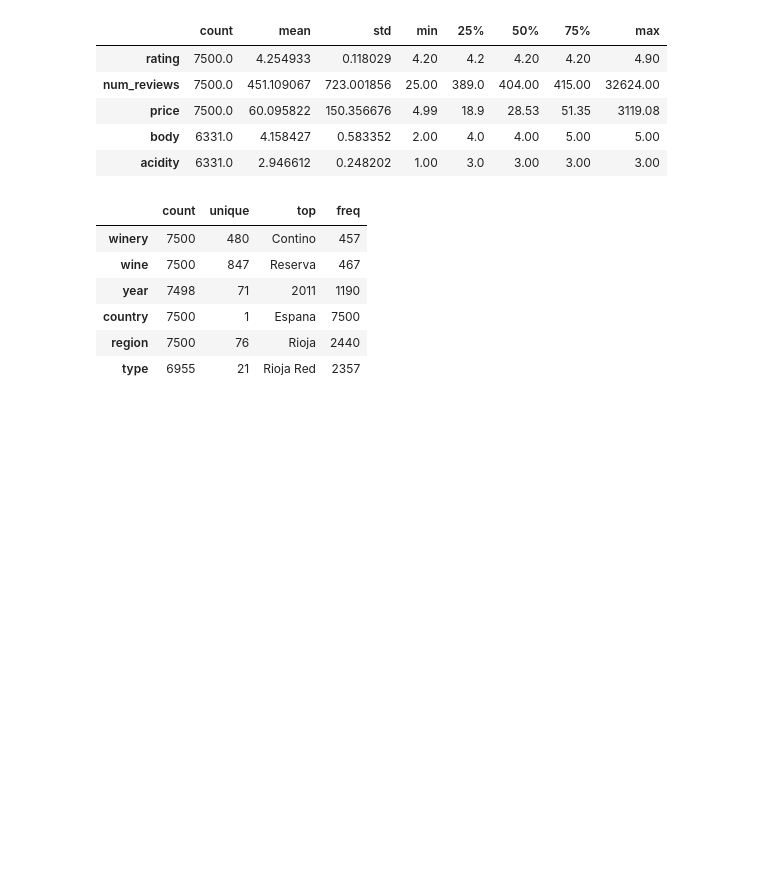
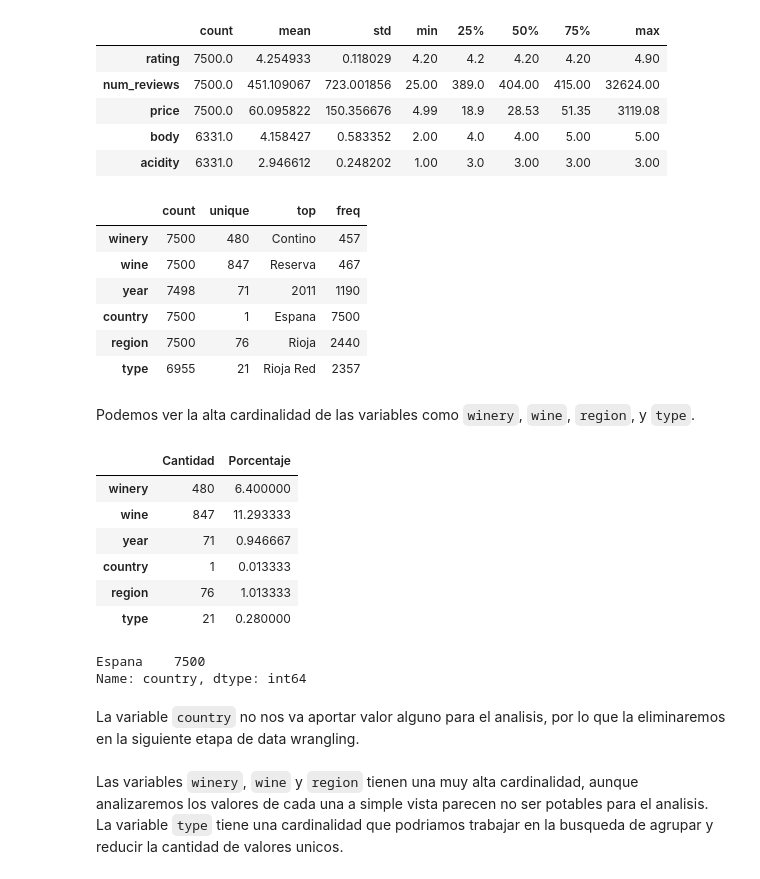
Before and after one commit to car-vigo/vinos-corderhouse, a Jupyter notebook: notebooks/1.0-data.wrangling-descubrimiento.ipynb, the cells around one changed output. Drawn from its saved outputs; the diff is of its cells as text; code cells hidden in the pictures; blank space fills up the shorter version.

```diff
--- a/notebooks/1.0-data.wrangling-descubrimiento.ipynb
+++ b/notebooks/1.0-data.wrangling-descubrimiento.ipynb
@@ -303,3 +304,26 @@ df_wine_comercial.describe(include='object').T
 | country | 7500 | 1 | Espana | 7500 |
 | region | 7500 | 76 | Rioja | 2440 |
 | type | 6955 | 21 | Rioja Red | 2357 |
+# %% [markdown]
+Podemos ver la alta cardinalidad de las variables como `winery`, `wine`, `region`, y `type`.
+# %%
+# Cardinalidad de las columnas categoricas
+df_wine_completo_object = df_wine_comercial.select_dtypes(include=['object'])
+cardinalidad = pd.DataFrame({'Cantidad' : df_wine_completo_object.nunique(), 'Porcentaje' : ((df_wine_completo_object.nunique()) * 100) / (df_wine_completo_object.shape[0]) })
+cardinalidad
+# %% [output]
+|  | Cantidad | Porcentaje |
+| winery | 480 | 6.400000 |
+| wine | 847 | 11.293333 |
+| year | 71 | 0.946667 |
+| country | 1 | 0.013333 |
+| region | 76 | 1.013333 |
+| type | 21 | 0.280000 |
+# %%
+# Vemos cual es el unico valor de la variable country
+df_wine_comercial.country.value_counts()
+# %% [output]
+Espana    7500
+Name: country, dtype: int64
+# %% [markdown]
+La variable `country` no nos va aportar valor alguno para el analisis, por lo que la eliminaremos en la siguiente etapa de data wrangling.
@@ -305,0 +332,2 @@ df_wine_comercial.describe(include='object').T
+# %% [markdown]
+Las variables `winery`, `wine` y `region` tienen una muy alta cardinalidad, aunque analizaremos los valores de cada una a simple vista parecen no ser potables para el analisis. La variable `type` tiene una cardinalidad que podriamos trabajar en la busqueda de agrupar y reducir la cantidad de valores unicos.
```
Also changed, not shown: parts of 41 cells of this notebook, 1 other file.
